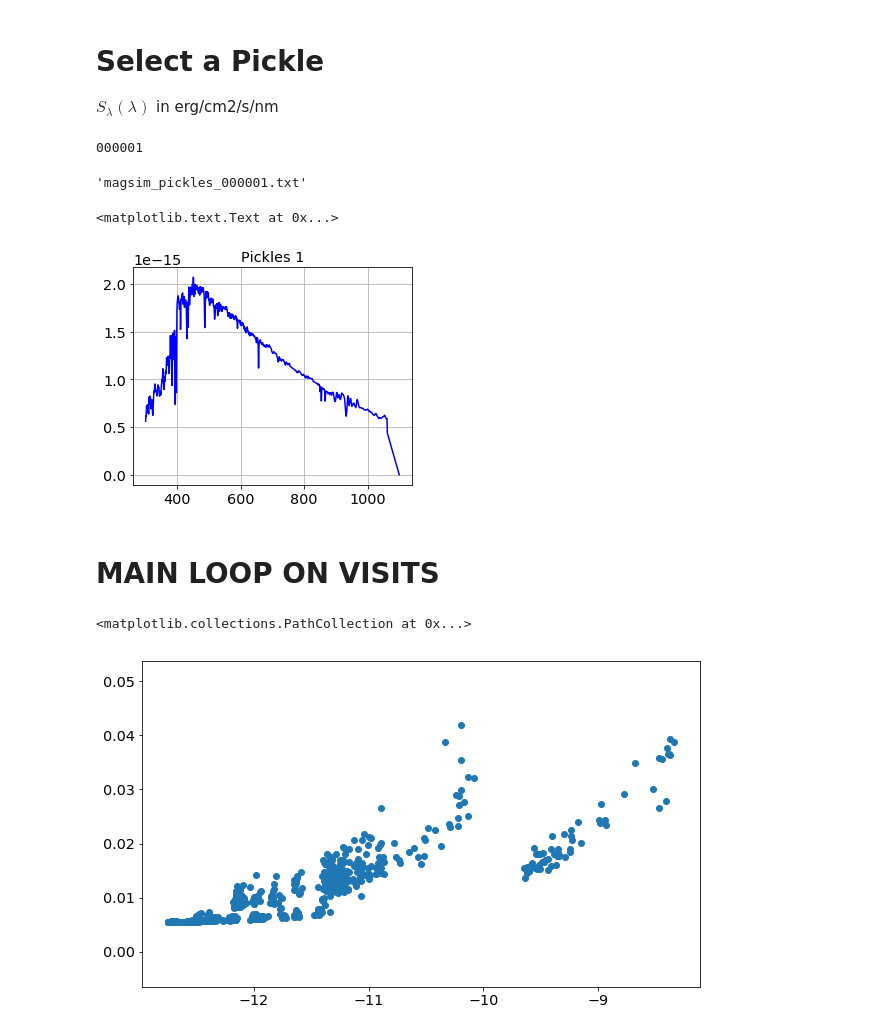
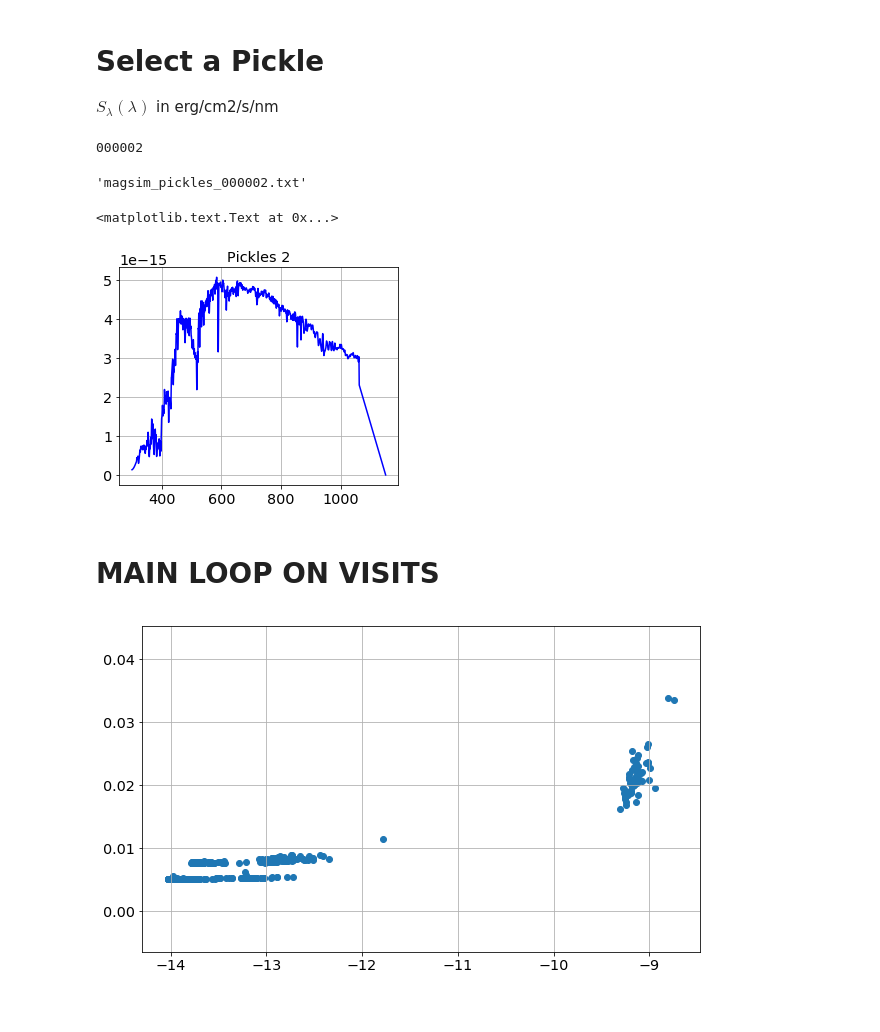
Before and after one commit to LSSTDESC/OpenAtmMiniDataChallenge, a Jupyter notebook: TestGenerateSeriesMagnitudes.ipynb, the cells around one changed output. Drawn from its saved outputs; the diff is of its cells as text; code cells hidden in the pictures.

```diff
--- a/TestGenerateSeriesMagnitudes.ipynb
+++ b/TestGenerateSeriesMagnitudes.ipynb
@@ -166,3 +162,6 @@ filt=atmdata[1:,idx_filt] # filter distribution
 vaod=atmdata[1:,idx_vaod] # aerosols distribution
 pwv=atmdata[1:,idx_pwv] # pwv distribution
 o3=atmdata[1:,idx_o3] # o3 distribution
+cld=atmdata[1:,idx_cld] # cld distribution
+# %%
+min_od=cld.min()
@@ -196,20 +197,20 @@ tel.Plot_Throughputs()
 
 $S_\lambda(\lambda)$ in erg/cm2/s/nm
 # %%
-idx=1
+idx=2
 picklesname='Pickles {}'.format(idx)
 # %%
 picklesnum="{:06d}".format(idx)
 # %%
 print(picklesnum)
 # %% [output]
-000001
+000002
 # %%
 output_file="magsim_pickles_{}.txt".format(picklesnum)
 # %%
 output_file
 # %% [output]
-'magsim_pickles_000001.txt'
+'magsim_pickles_000002.txt'
 # %%
 wl_sed=sed_data[0,sidx_spec:]/10.
 flux_sed=sed_data[idx+1,sidx_spec:]*10.
@@ -220,5 +221,5 @@ plt.grid(True)
 plt.title(picklesname)
 # %% [output]
 <matplotlib.text.Text at 0x...>
-[figure, old version]
+[figure, new version]
 # %%
@@ -237,7 +238,7 @@ for visit in np.arange(NBVISITS):
     am=atmdata[idx,idx_am]
     wl=atmdata[0,idx_res:]
     tr=atmdata[idx,idx_res:]
-
+    cld=atmdata[idx,idx_cld] # cld distribution
 
 
     #decode cadence
@@ -249,8 +250,8 @@ for visit in np.arange(NBVISITS):
     transparency=1.-data_series["transparency"]
     FWHMgeom=data_series["finseeing"]
 
-
-    tr_res=transparency*tr
+    newtransparency=np.exp(-(cld-min_od)/100.)
+    tr_res=newtransparency*tr
 
     #print("filter={}  skybrightness={}  FWHMGeom= {}   transparency= {}".format(filter_band,skybrightness,FWHMgeom,transparency))
 
@@ -273,6 +274,6 @@ all_filt_num=np.array(all_filt_num)
 all_am=np.array(all_am)
 # %%
 plt.scatter(all_mag_adu,all_mag_err)
+plt.grid()
 # %% [output]
-<matplotlib.collections.PathCollection at 0x...>
-[figure, old version]
+[figure, new version]
```
Also changed, not shown: parts of 11 cells of this notebook, 1 other file.
